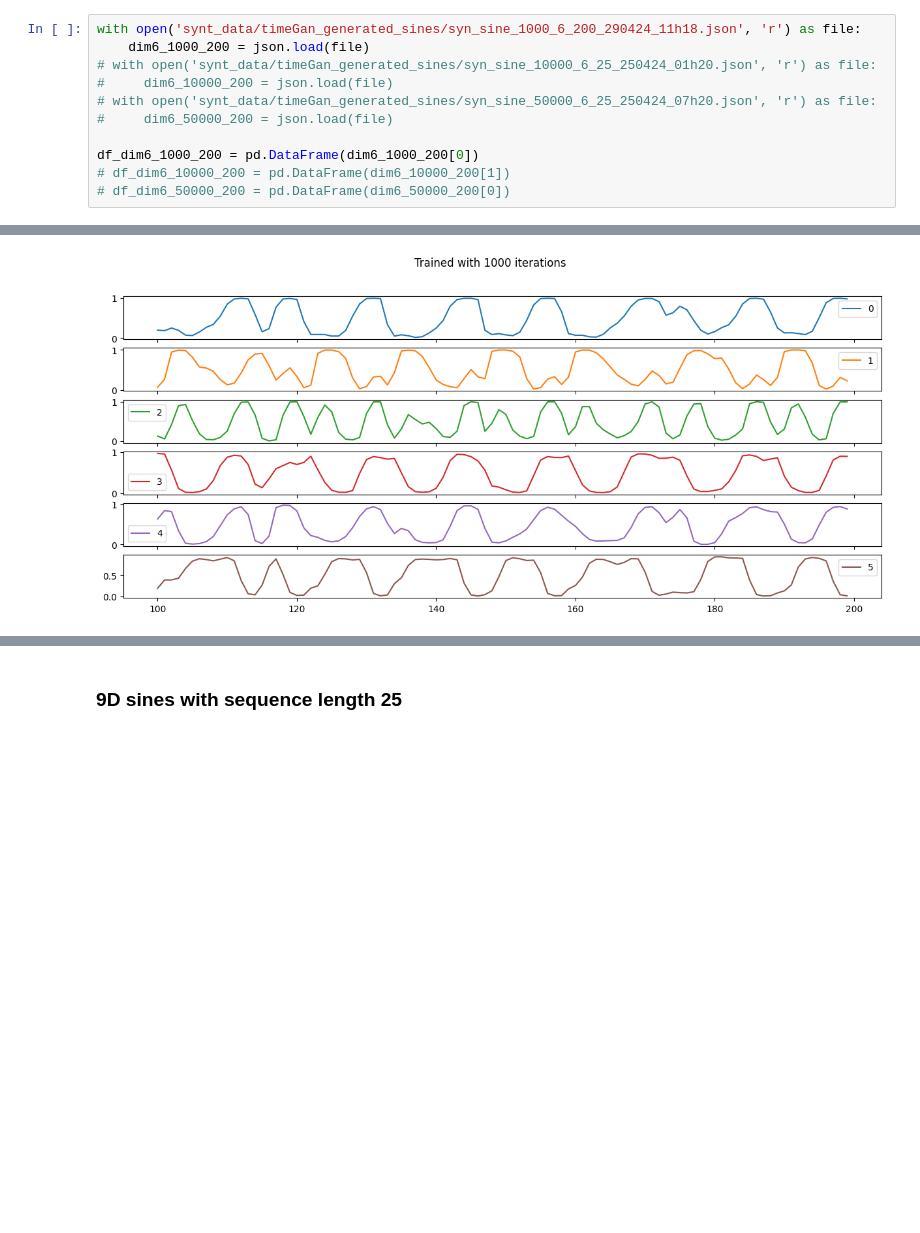
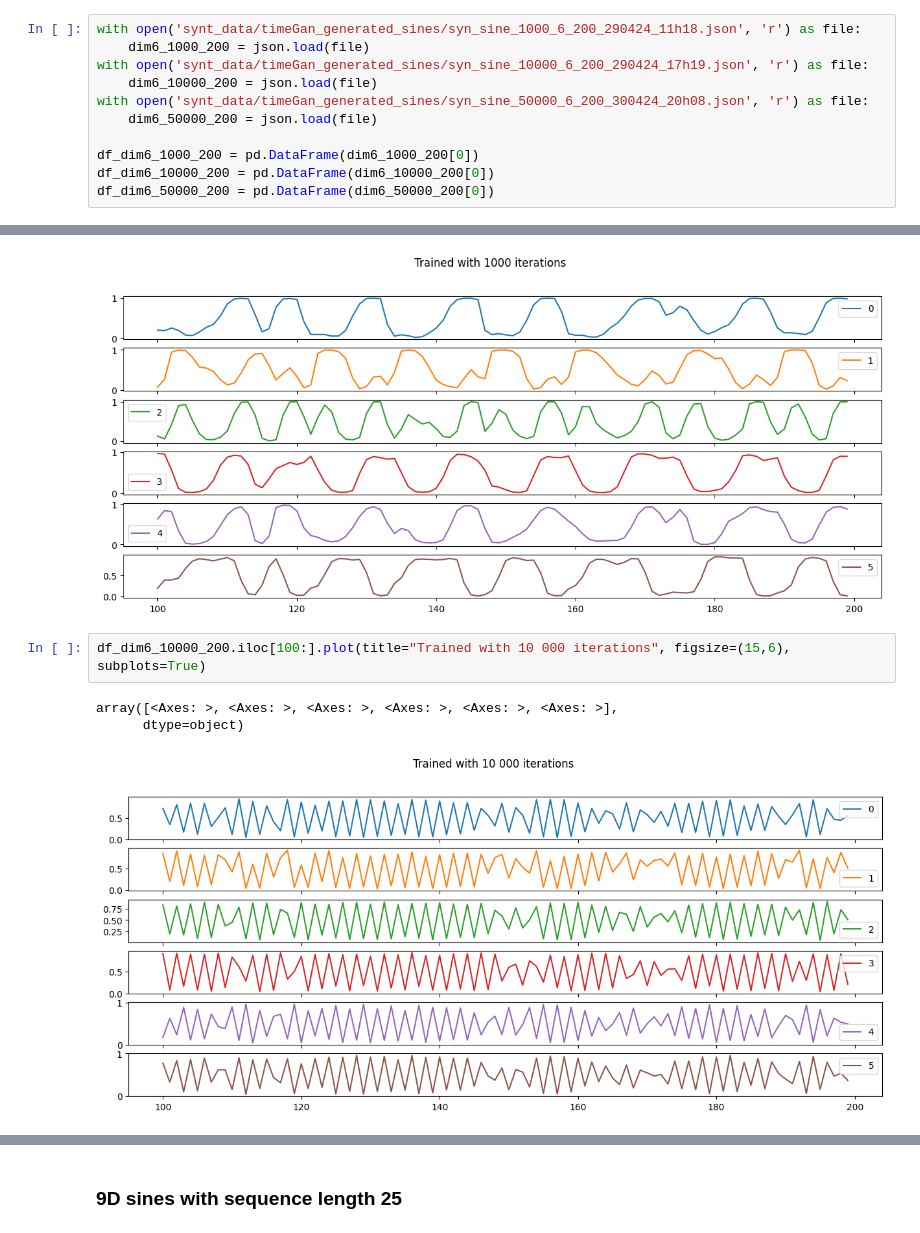
Before and after one commit to fredrikSveen/MSc_time_series_GAN, a Jupyter notebook: generated_timegan_sines.ipynb, the cells around one changed output, grey strips where cells are left out. Drawn from its saved outputs; the diff is of its cells as text; blank space fills up the shorter version.

```diff
--- a/generated_timegan_sines.ipynb
+++ b/generated_timegan_sines.ipynb
@@ -207,17 +207,23 @@ Discussion: With 1000 iterations it actually has a decent form, but the frequenc
 # %%
 with open('synt_data/timeGan_generated_sines/syn_sine_1000_6_200_290424_11h18.json', 'r') as file:
     dim6_1000_200 = json.load(file)
-# with open('synt_data/timeGan_generated_sines/syn_sine_10000_6_25_250424_01h20.json', 'r') as file:
-#     dim6_10000_200 = json.load(file)
-# with open('synt_data/timeGan_generated_sines/syn_sine_50000_6_25_250424_07h20.json', 'r') as file:
-#     dim6_50000_200 = json.load(file)
+with open('synt_data/timeGan_generated_sines/syn_sine_10000_6_200_290424_17h19.json', 'r') as file:
+    dim6_10000_200 = json.load(file)
+with open('synt_data/timeGan_generated_sines/syn_sine_50000_6_200_300424_20h08.json', 'r') as file:
+    dim6_50000_200 = json.load(file)
 
 df_dim6_1000_200 = pd.DataFrame(dim6_1000_200[0])
-# df_dim6_10000_200 = pd.DataFrame(dim6_10000_200[1])
-# df_dim6_50000_200 = pd.DataFrame(dim6_50000_200[0])
+df_dim6_10000_200 = pd.DataFrame(dim6_10000_200[0])
+df_dim6_50000_200 = pd.DataFrame(dim6_50000_200[0])
 # %%
 df_dim6_1000_200.iloc[100:].plot(title="Trained with 1000 iterations", figsize=(15,6), subplots=True)
 # %% [output]
 array([<Axes: >, <Axes: >, <Axes: >, <Axes: >, <Axes: >, <Axes: >],
       dtype=object)
 [figure]
+# %%
+df_dim6_10000_200.iloc[100:].plot(title="Trained with 10 000 iterations", figsize=(15,6), subplots=True)
+# %% [output]
+array([<Axes: >, <Axes: >, <Axes: >, <Axes: >, <Axes: >, <Axes: >],
+      dtype=object)
+[figure, added]
```
Also changed, not shown: parts of 8 cells of this notebook, 3 other files.
